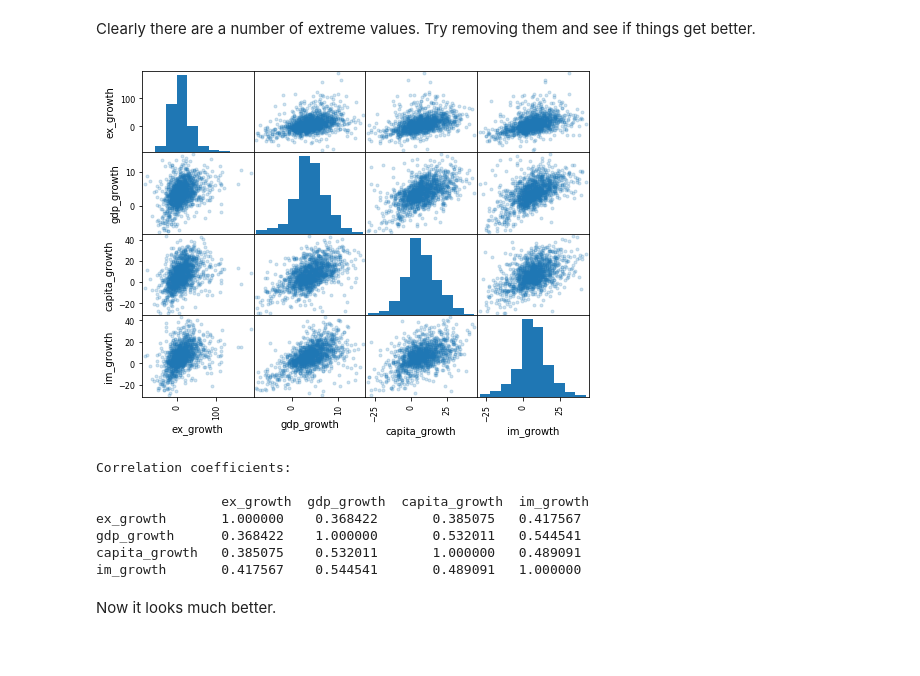
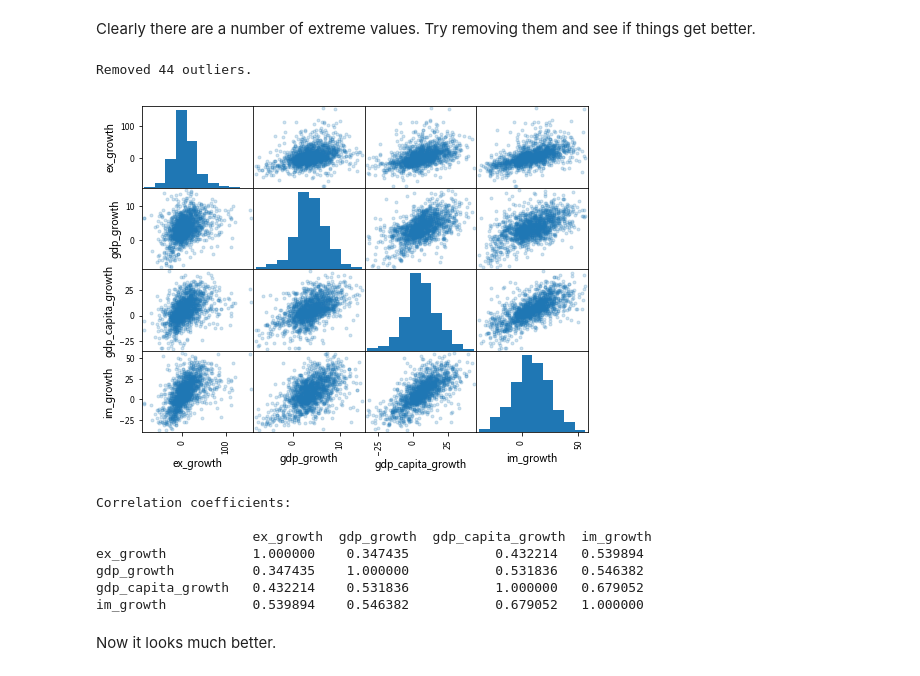
Before and after one commit to lincht/TradeModel, a Jupyter notebook: model/growth_pred.ipynb, the cells around one changed output. Saved outputs shown, nothing was run; the diff lists cells and outputs as text; code cells hidden in the pictures.

```diff
--- a/model/growth_pred.ipynb
+++ b/model/growth_pred.ipynb
@@ -22,33 +22,3 @@ where:
 and $\overline{\log Ex_c}$, $\overline{{g_{GDP}}_c}$, $\overline{{\log GDP_{capita}}_c}$, $\overline{{\log Im}_c}$ are means over all years of the respective values for country $c$. Also known as the fixed effects model.
 # %% [markdown]
 #### Preprocessing
-# %%
-import pandas as pd
-import numpy as np
-
-def read_lr_data(drop_im_growth=True):
-    path = 'C:/Users/2093/Desktop/Data Center/07. 出口預測/2017/data/model.data80_merge_import.xlsx'
-    lr_df = pd.read_excel(path)
-    names = ['country', 'year', 'gdp_growth', 'ex', 'gdp_capita', 'im_growth', 'im']
-    if drop_im_growth:
-        lr_df.drop('import_g', axis=1, inplace=True)
-        names.remove('im_growth')
-    lr_df.columns = names
-    lr_df['year'] = pd.to_datetime(lr_df['year'], format='%Y')
-    lr_df = lr_df.set_index(['year', 'country']).sort_index()
-    return lr_df
-lr_df = read_lr_data()
-
-def percent_change(data, groupby, col):
-    rs = (data.groupby(level=groupby)[col].transform(pd.Series.diff)
-          / data.groupby(level=groupby)[col].transform(pd.Series.shift) * 100)
-    return rs
-# Compute export growth
-lr_df['ex_growth'] = percent_change(lr_df, groupby='country', col='ex')
-
-# Keep only complete cases and remove rows where import value is zero (ITC has no data)
-lr_df = lr_df.dropna().query('im != 0')
-# Because ITC import values are in thousand USD, multiply by .001
-lr_df['im'] = lr_df['im'] * .001
-# Take logarithms
-lr_df[['ex', 'gdp_capita', 'im']] = lr_df[['ex', 'gdp_capita', 'im']].apply(np.log)
@@ -491,5 +491,7 @@ lr_df2 = lr_df2[['ex_growth', 'gdp_growth', 'capita_growth', 'im_growth']].dropn
 # %% [markdown]
 #### EDA
+# %%
+lr_df2 = lr_df[['ex_growth', 'gdp_growth', 'gdp_capita_growth', 'im_growth']]
 # %%
 from pandas.tools.plotting import scatter_matrix
 
@@ -510,22 +512,24 @@ Clearly there are a number of extreme values. Try removing them and see if thing
 # %%
 from functools import reduce
 
-non_outlier = (np.abs((lr_df2 - lr_df2.mean()) / lr_df2.std()) < 3).apply(
-    lambda x: reduce(np.logical_and, x), axis=1)
+non_outlier = ((np.abs((lr_df2 - lr_df2.mean()) / lr_df2.std()) < 3)
+               .apply(lambda x: reduce(np.logical_and, x), axis=1))
 outlier_rm = lr_df2[non_outlier]
+print('Removed {} outliers.'.format(len(lr_df2) - len(outlier_rm)))
 
 scatter_matrix(outlier_rm, alpha=0.2, figsize=(8, 6))
 plt.show()
 print('Correlation coefficients:\n\n', outlier_rm.corr())
 # %% [output]
+Removed 44 outliers.
-[figure, old version]
+[figure, new version]
-Correlation coefficients:
-
-                ex_growth  gdp_growth  capita_growth  im_growth
-ex_growth       1.000000    0.368422       0.385075   0.417567
-gdp_growth      0.368422    1.000000       0.532011   0.544541
-capita_growth   0.385075    0.532011       1.000000   0.489091
-im_growth       0.417567    0.544541       0.489091   1.000000
+Correlation coefficients:
+
+                    ex_growth  gdp_growth  gdp_capita_growth  im_growth
+ex_growth           1.000000    0.347435           0.432214   0.539894
+gdp_growth          0.347435    1.000000           0.531836   0.546382
+gdp_capita_growth   0.432214    0.531836           1.000000   0.679052
+im_growth           0.539894    0.546382           0.679052   1.000000
 # %% [markdown]
 Now it looks much better.
 # %% [markdown]
```
Also changed, not shown: parts of 30 cells of this notebook.
